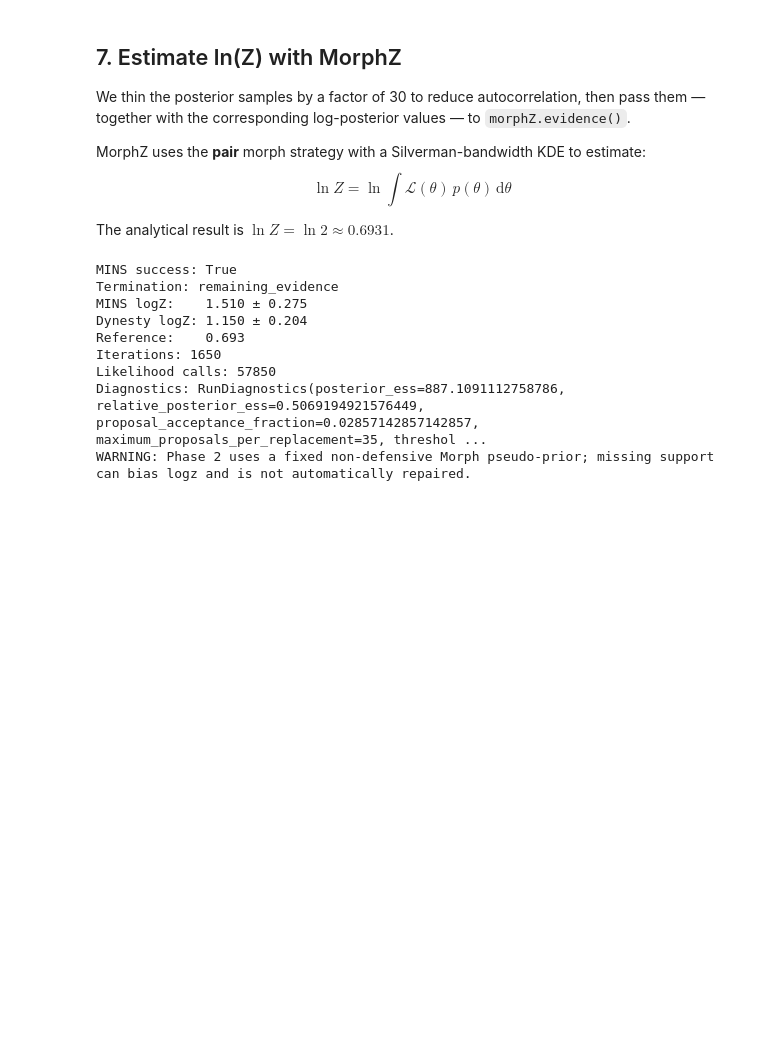
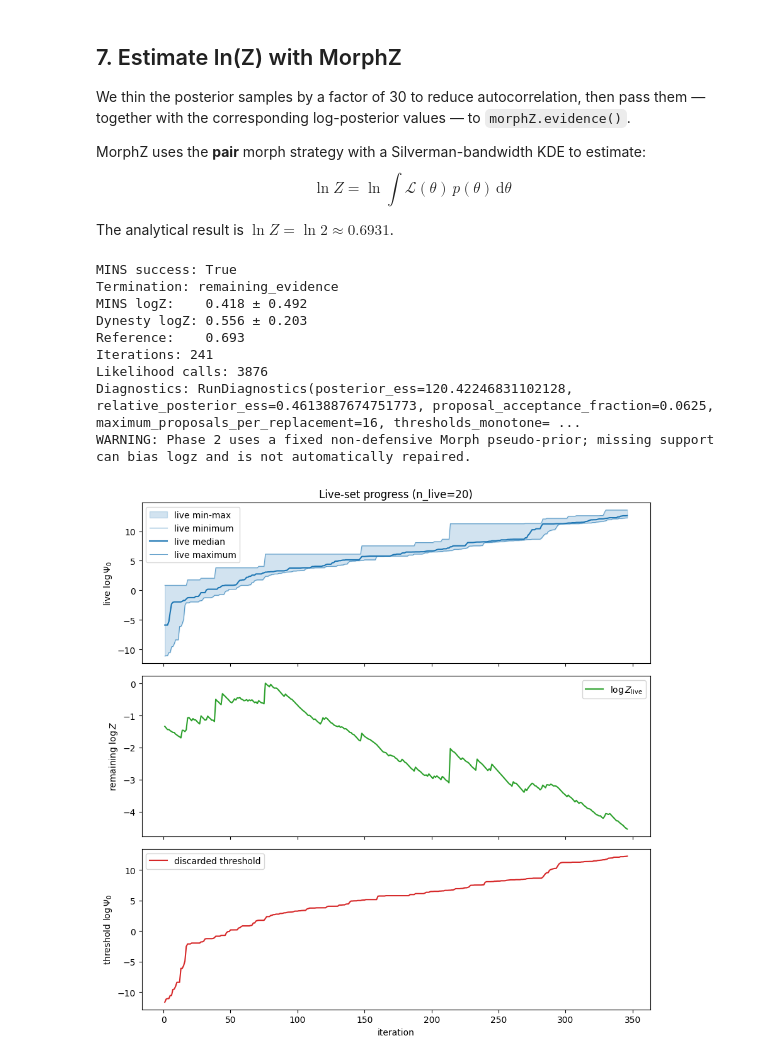
Before and after one commit to EL-MZ/MINS, a Jupyter notebook: examples/peak_sampling.ipynb, the cells around one changed output. Saved outputs shown, nothing was run; the diff lists cells and outputs as text; code cells hidden in the pictures; blank space fills up the shorter version.

```diff
--- a/examples/peak_sampling.ipynb
+++ b/examples/peak_sampling.ipynb
@@ -202,7 +202,7 @@ $$
 
 The analytical result is $\ln Z = \ln 2 \approx 0.6931$.
 # %%
-from mins import CallableModel, MINSampler, MorphProposal, EnsembleRWalkSettings, RWalkSettings
+from mins import CallableModel, MINSampler, MorphProposal, EnsembleRWalkSettings, EnsembleMoveWeights
 from mins.diagnostics import summarize
 from mins.plotting import plot_run, plot_weight_health
 from mins import StoppingCriterionConfig, StoppingPolicy
@@ -236,33 +236,32 @@ model = CallableModel(
     vectorized=True,
 )
 proposal = MorphProposal.fit(
-    posterior_samples[::20,:],
+    posterior_samples[::40,:],
     param_names=model.parameter_names,
-    morph_type="3_group",
+    morph_type="2_group",
     kde_bw="silverman",
 )
 mins_sampler = MINSampler(
     model=model,
     importance_morph=proposal,
-    proposal_scheme="rwalk",
-    n_live=100,
-    rng=20260725,
+    # proposal_scheme="s-rwalk",
+    proposal_scheme="en-rwalk",
+    ensemble_rwalk_settings=EnsembleRWalkSettings(
+            n_walkers=8,
+            n_sweeps=2,
+            move_weights=EnsembleMoveWeights(
+                    de=0.50,
+                    stretch=0.25,
+                    gaussian=0.25,
+                )
+        ),
+    n_live=20,
+    rng=np.random.default_rng(),
 )
-# mins_sampler = MINSampler(
-#     model=model,
-#     importance_morph=proposal,
-#     proposal_scheme="en-rwalk",
-#         ensemble_rwalk_settings=EnsembleRWalkSettings(
-#             n_walkers=6,
-#             n_sweeps=4,
-#             # gamma=None uses 2.38 / sqrt(2 * ndim)
-#         ),
-#     n_live=100,
-#     rng=20260725,
-# )
+
 
 mins_result = mins_sampler.run(
-    dlogz=0.01,
+    dlogz=1e-2,
     max_iterations=200_000,
     max_proposals_per_replacement=500_000,
     max_likelihood_calls=10_000_000,
@@ -285,13 +284,21 @@ for warning in mins_result.warnings:
 # %% [output]
 MINS success: True
 Termination: remaining_evidence
-MINS logZ:    1.510 ± 0.275
-Dynesty logZ: 1.150 ± 0.204
+MINS logZ:    0.418 ± 0.492
+Dynesty logZ: 0.556 ± 0.203
 Reference:    0.693
-Iterations: 1650
-Likelihood calls: 57850
-Diagnostics: RunDiagnostics(posterior_ess=887.1091112758786, relative_posterior_ess=0.5069194921576449, proposal_acceptance_fraction=0.02857142857142857, maximum_proposals_per_replacement=35, threshol ...
+Iterations: 241
+Likelihood calls: 3876
+Diagnostics: RunDiagnostics(posterior_ess=120.42246831102128, relative_posterior_ess=0.4613887674751773, proposal_acceptance_fraction=0.0625, maximum_proposals_per_replacement=16, thresholds_monotone= ...
 WARNING: Phase 2 uses a fixed non-defensive Morph pseudo-prior; missing support can bias logz and is not automatically repaired.
+# %%
+from mins import plot_nested_progress
+
+figure, axes = plot_nested_progress(mins_result)
+figure.show()
+# figure.savefig("nested_progress.png", dpi=150)
+# %% [output]
+[figure, added]
 # %%
 equal_samples = mins_result.resample_equal(
     rng=123,          # required for reproducibility
```
Also changed, not shown: parts of 3 cells of this notebook, 3 other files.
